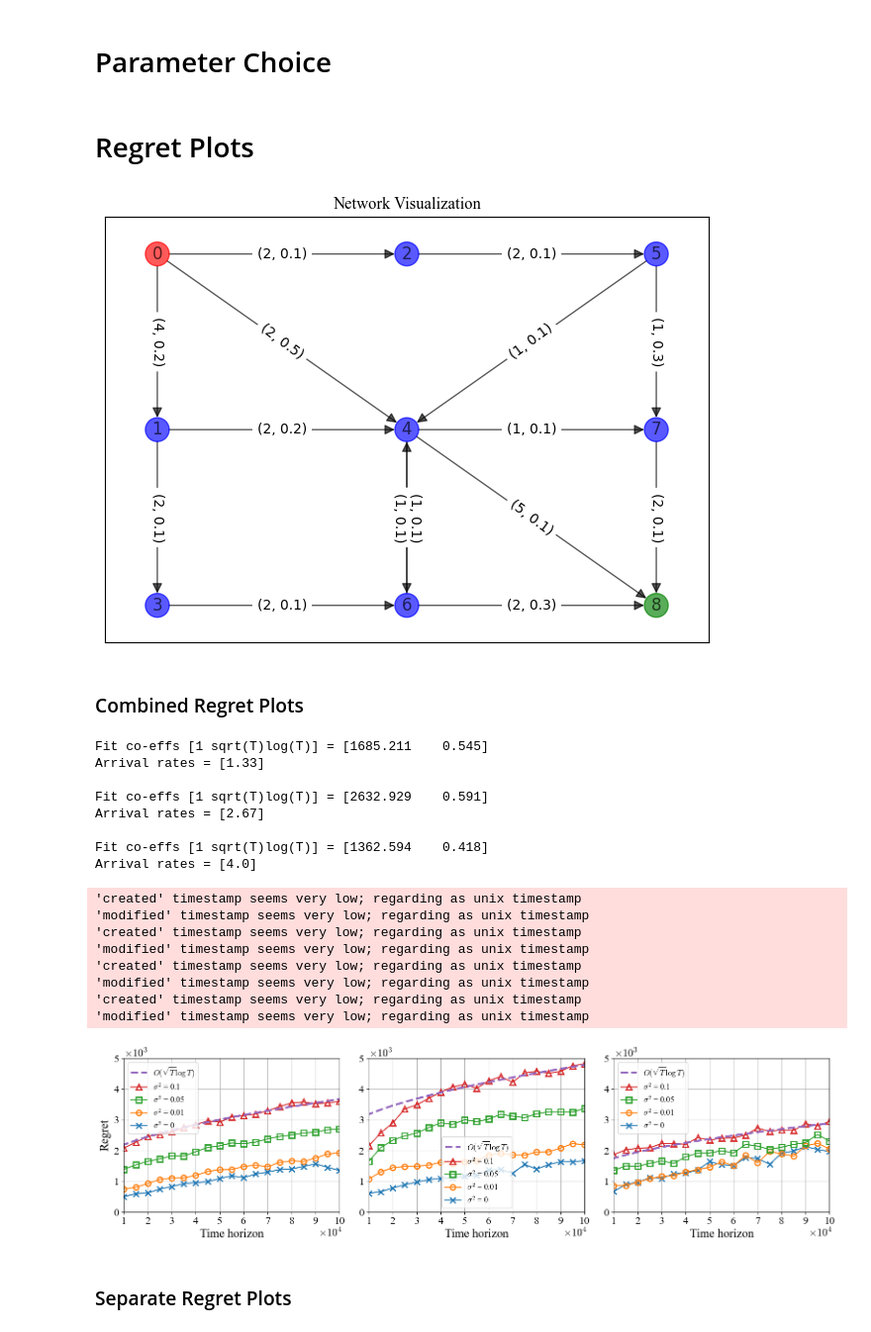
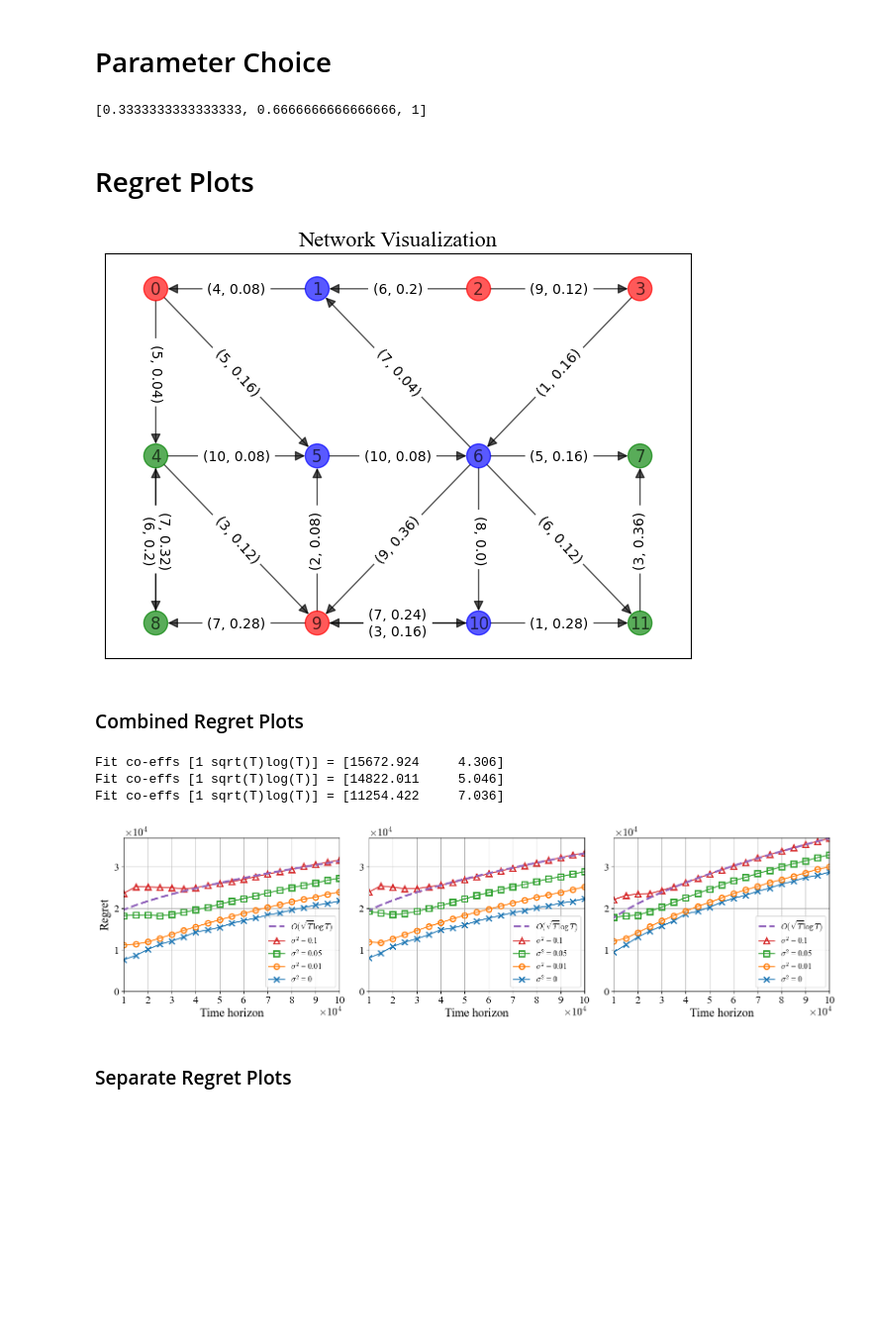
Before and after one commit to SathwikChadaga/Optimistic-DPP-Improved-Regret, a Jupyter notebook: plot_results.ipynb, the cells around one changed output. Shown: that part at 99% size. Drawn from its saved outputs; the diff is of its cells as text; code cells hidden in the pictures; blank space fills up the shorter version.

```diff
--- a/plot_results.ipynb
+++ b/plot_results.ipynb
@@ -21,13 +21,16 @@ plt.rcParams['ps.fonttype'] = 42
 # %% [markdown]
 # Parameter Choice
 # %%
-network_type = 'single-user'
-arrival_rate_scaling_list = [1/3, 2/3, 1]
+network_type = 'multi-user' # 'single-user' # 'multi-user'
+arrival_rate_scaling_list = [1/3, 2/3, 1] if network_type == 'multi-user' else [1/3, 1.575/3, 2/3]
 noise_variances_list = [0, 0.01, 0.05, 0.1]
+print(arrival_rate_scaling_list)
 
 save_as = '.pdf'
 save_figs_to_folder = None # will not save if set to None
-save_figs_to_folder = './results/figs/'
+# save_figs_to_folder = './results/figs/'
+# %% [output]
+[0.3333333333333333, 0.6666666666666666, 1]
 # %% [markdown]
 # Regret Plots
 # %%
@@ -35,7 +38,7 @@ simulation_params = pars.get_simulation_params(network_type, is_regret_sim=True)
 arrival_rate_scaling = simulation_params.arrival_rate_scaling
 noise_variance = simulation_params.noise_variance
 # %% [output]
-[figure, old version]
+[figure, new version]
 # %%
 sweep_results_folder = './results/regret-sweep/' + network_type
 show_theoretical = [0, 0, 0, 1]
@@ -55,34 +58,20 @@ plt.rc('figure', titlesize=BIGGER_SIZE)
 # %% [markdown]
 ### Combined Regret Plots
 # %%
-with open(sweep_results_folder + '/regret-lambda-' + ('%.3f'%(arrival_rate_scaling_list[-1])).replace('.','_') + '-var-0.pkl', 'rb') as f: backlog_cost_C_B =  pkl.load(f)['C_L']
+with open(sweep_results_folder + '/regret-lambda-' + ('%.3f'%(arrival_rate_scaling_list[-1])).replace('.','_') + '-var-0.pkl', 'rb') as f:
+    backlog_cost_C_B =  pkl.load(f)['C_L']
 # %%
 fig, axs = plt.subplots(nrows=1, ncols=len(arrival_rate_scaling_list), figsize=(16, 4.6))
 for ii, arrival_rate_scaling in enumerate(arrival_rate_scaling_list):
-    ax = axs[ii]
-    pltutils.plot_regret_curve(ax, network_type, backlog_cost_C_B, arrival_rate_scaling, noise_variances_list, show_theoretical, sweep_results_folder, plot_style, ii == 0, LABELS_SIZE)
-    print('Arrival rates = ' + str([round(arrival_rate_scaling*x, 2) for x in simulation_params.arrival_rate_list]) + '\n')
+    pltutils.plot_regret_curve(axs[ii], network_type, backlog_cost_C_B, arrival_rate_scaling, noise_variances_list, show_theoretical, sweep_results_folder, plot_style, ii == 0, LABELS_SIZE)
 plt.tight_layout()
 if save_figs_to_folder is not None: plt.savefig(save_figs_to_folder + network_type + '/regret-plots' + save_as, bbox_inches='tight')
 plt.show()
 # %% [output]
-Fit co-effs [1 sqrt(T)log(T)] = [1685.211    0.545]
-Arrival rates = [1.33]
-
-Fit co-effs [1 sqrt(T)log(T)] = [2632.929    0.591]
-Arrival rates = [2.67]
-
-Fit co-effs [1 sqrt(T)log(T)] = [1362.594    0.418]
-Arrival rates = [4.0]
+Fit co-effs [1 sqrt(T)log(T)] = [15672.924     4.306]
+Fit co-effs [1 sqrt(T)log(T)] = [14822.011     5.046]
+Fit co-effs [1 sqrt(T)log(T)] = [11254.422     7.036]
-'created' timestamp seems very low; regarding as unix timestamp
-'modified' timestamp seems very low; regarding as unix timestamp
-'created' timestamp seems very low; regarding as unix timestamp
-'modified' timestamp seems very low; regarding as unix timestamp
-'created' timestamp seems very low; regarding as unix timestamp
-'modified' timestamp seems very low; regarding as unix timestamp
-'created' timestamp seems very low; regarding as unix timestamp
-'modified' timestamp seems very low; regarding as unix timestamp
-[figure, old version]
+[figure, new version]
 # %% [markdown]
 ### Separate Regret Plots
 # %%
```
Also changed, not shown: parts of 11 cells of this notebook, 4 other files.
